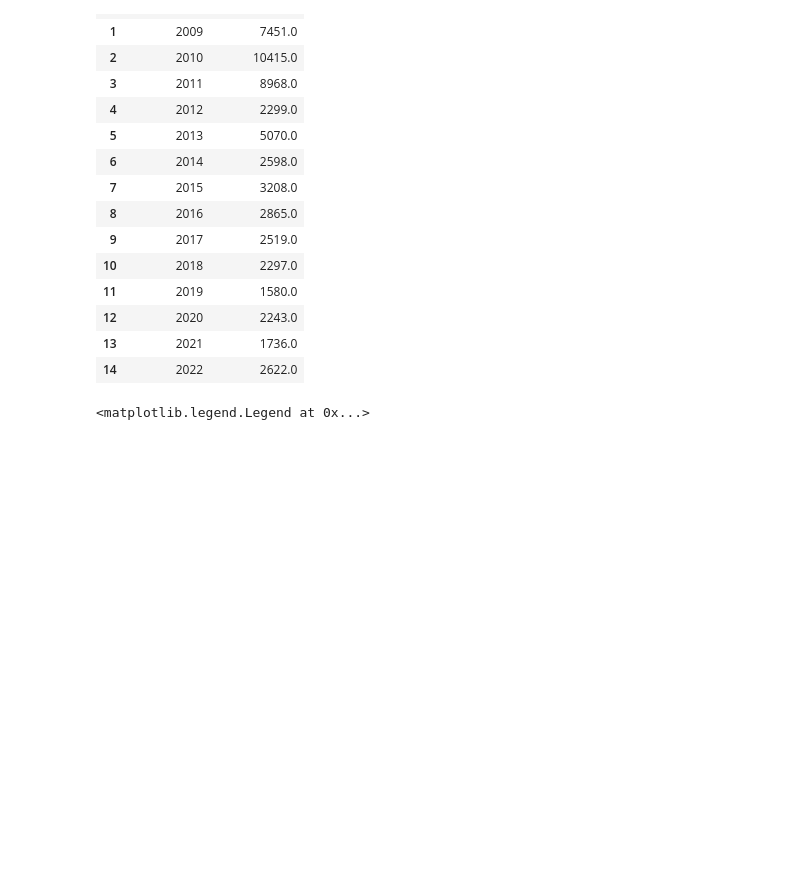
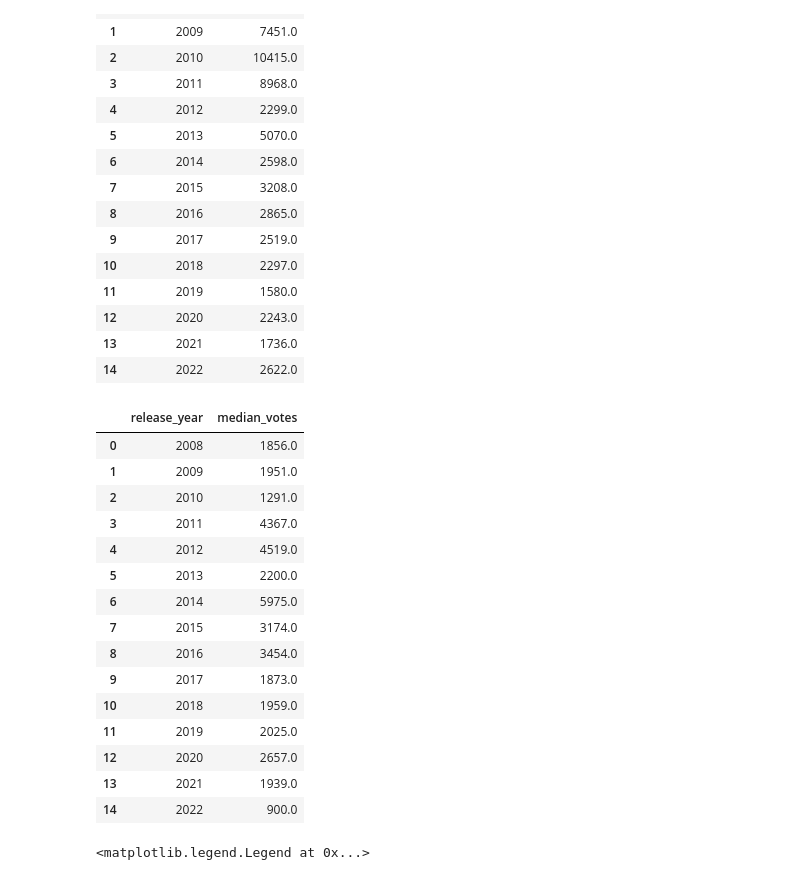
Before and after one commit to Nelsoncrasta/NETFLIX-DATA-ANALYTICS-PROJECT, a Jupyter notebook: Netflix_project.ipynb, the cells around one changed output. Cells and saved outputs as stored; diff of their text form; code cells hidden in the pictures; blank space fills up the shorter version.

```diff
--- a/Netflix_project.ipynb
+++ b/Netflix_project.ipynb
@@ -199,6 +199,24 @@ MPplot
 # %%
 SPplot =df_shows[df_shows["release_year"]>=2008].groupby("release_year").agg(median_votes=("imdb_votes","median")).reset_index().head(15)
 SPplot["median_votes"]=SPplot["median_votes"].round(0)
+SPplot
+# %% [output]
+|  | release_year | median_votes |
+| 0 | 2008 | 1856.0 |
+| 1 | 2009 | 1951.0 |
+| 2 | 2010 | 1291.0 |
+| 3 | 2011 | 4367.0 |
+| 4 | 2012 | 4519.0 |
+| 5 | 2013 | 2200.0 |
+| 6 | 2014 | 5975.0 |
+| 7 | 2015 | 3174.0 |
+| 8 | 2016 | 3454.0 |
+| 9 | 2017 | 1873.0 |
+| 10 | 2018 | 1959.0 |
+| 11 | 2019 | 2025.0 |
+| 12 | 2020 | 2657.0 |
+| 13 | 2021 | 1939.0 |
+| 14 | 2022 | 900.0 |
 # %%
 fig, ax1 = plt.subplots(figsize=(18,6))
 width =0.25
```
Also changed, not shown: parts of 10 cells of this notebook.
